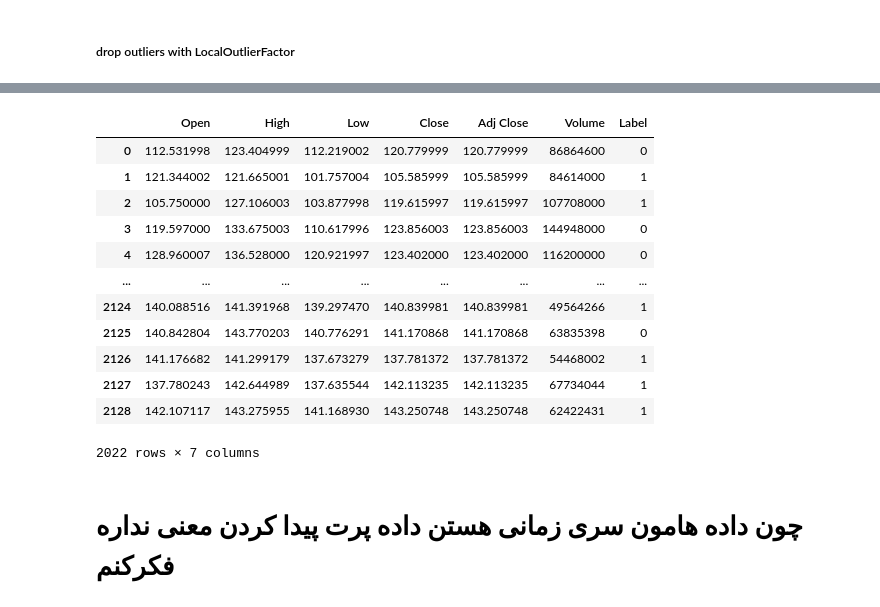
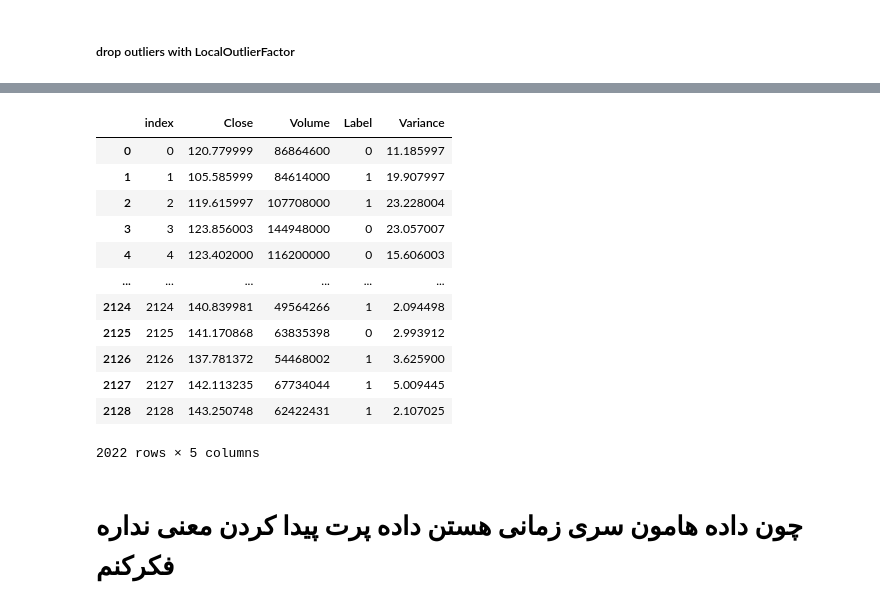
Before and after one commit to mr-robot77/Quera_G11-Project2, a Jupyter notebook: Problem 3/prediction.ipynb, the cells around one changed output, grey strips where cells are left out. Saved outputs shown, nothing was run; the diff lists cells and outputs as text; code cells hidden in the pictures.

```diff
--- a/Problem 3/prediction.ipynb
+++ b/Problem 3/prediction.ipynb
@@ -184,0 +150,3 @@ df
+# %%
+df["Variance"] = df["High"] - df["Low"]
+df
@@ -184,0 +167,3 @@ df
+# %%
+df.drop(columns=["Open", "High", "Low", "Adj Close"], inplace=True)
+df
@@ -184,0 +212,28 @@ df
+# %%
+def train_test_split_by_date(
+    df: pd.DataFrame,
+    start_date_train: str,
+    end_date_train: str,
+    start_date_test: str,
+    end_date_test: str,
+    divide_X_y: bool = True,
+    test: bool = True,
+):
+    df_train = df[
+        (df["Date"] >= start_date_train) & (df["Date"] <= end_date_train)
+    ].reset_index(drop=True)
+
+    df_test = df[
+        (df["Date"] >= start_date_test) & (df["Date"] <= end_date_test)
+    ].reset_index(drop=True)
+
+    if divide_X_y:
+        X_train = df_train.drop(columns=["Label"])
+        y_train = df_train["Label"]
+        if test:
+            X_test = df_test.drop(columns=["Label"])
+            y_test = df_test["Label"]
+            return X_train, X_test, y_train, y_test
+        return X_train, y_train
+
+    return df_train, df_test
@@ -332,19 +395,19 @@ def drop_outliers_LOF(data: pd.DataFrame):
 # %%
-drop_outliers_LOF(df_train_val.drop("Date", axis=1))
+drop_outliers_LOF(df_train_val.reset_index(drop=False).drop("Date", axis=1))
 # %% [output]
-|  | Open | High | Low | Close | Adj Close | Volume | Label |
-| 0 | 112.531998 | 123.404999 | 112.219002 | 120.779999 | 120.779999 | 86864600 | 0 |
-| 1 | 121.344002 | 121.665001 | 101.757004 | 105.585999 | 105.585999 | 84614000 | 1 |
-| 2 | 105.750000 | 127.106003 | 103.877998 | 119.615997 | 119.615997 | 107708000 | 1 |
-| 3 | 119.597000 | 133.675003 | 110.617996 | 123.856003 | 123.856003 | 144948000 | 0 |
-| 4 | 128.960007 | 136.528000 | 120.921997 | 123.402000 | 123.402000 | 116200000 | 0 |
-| ... | ... | ... | ... | ... | ... | ... | ... |
-| 2124 | 140.088516 | 141.391968 | 139.297470 | 140.839981 | 140.839981 | 49564266 | 1 |
-| 2125 | 140.842804 | 143.770203 | 140.776291 | 141.170868 | 141.170868 | 63835398 | 0 |
-| 2126 | 141.176682 | 141.299179 | 137.673279 | 137.781372 | 137.781372 | 54468002 | 1 |
-| 2127 | 137.780243 | 142.644989 | 137.635544 | 142.113235 | 142.113235 | 67734044 | 1 |
-| 2128 | 142.107117 | 143.275955 | 141.168930 | 143.250748 | 143.250748 | 62422431 | 1 |
+|  | index | Close | Volume | Label | Variance |
+| 0 | 0 | 120.779999 | 86864600 | 0 | 11.185997 |
+| 1 | 1 | 105.585999 | 84614000 | 1 | 19.907997 |
+| 2 | 2 | 119.615997 | 107708000 | 1 | 23.228004 |
+| 3 | 3 | 123.856003 | 144948000 | 0 | 23.057007 |
+| 4 | 4 | 123.402000 | 116200000 | 0 | 15.606003 |
+| ... | ... | ... | ... | ... | ... |
+| 2124 | 2124 | 140.839981 | 49564266 | 1 | 2.094498 |
+| 2125 | 2125 | 141.170868 | 63835398 | 0 | 2.993912 |
+| 2126 | 2126 | 137.781372 | 54468002 | 1 | 3.625900 |
+| 2127 | 2127 | 142.113235 | 67734044 | 1 | 5.009445 |
+| 2128 | 2128 | 143.250748 | 62422431 | 1 | 2.107025 |
-2022 rows × 7 columns
+2022 rows × 5 columns
 # %% [markdown]
 # چون داده هامون سری زمانی هستن داده پرت پیدا کردن معنی نداره فکرکنم
 # %% [markdown]
```
Also changed, not shown: parts of 161 cells of this notebook.
